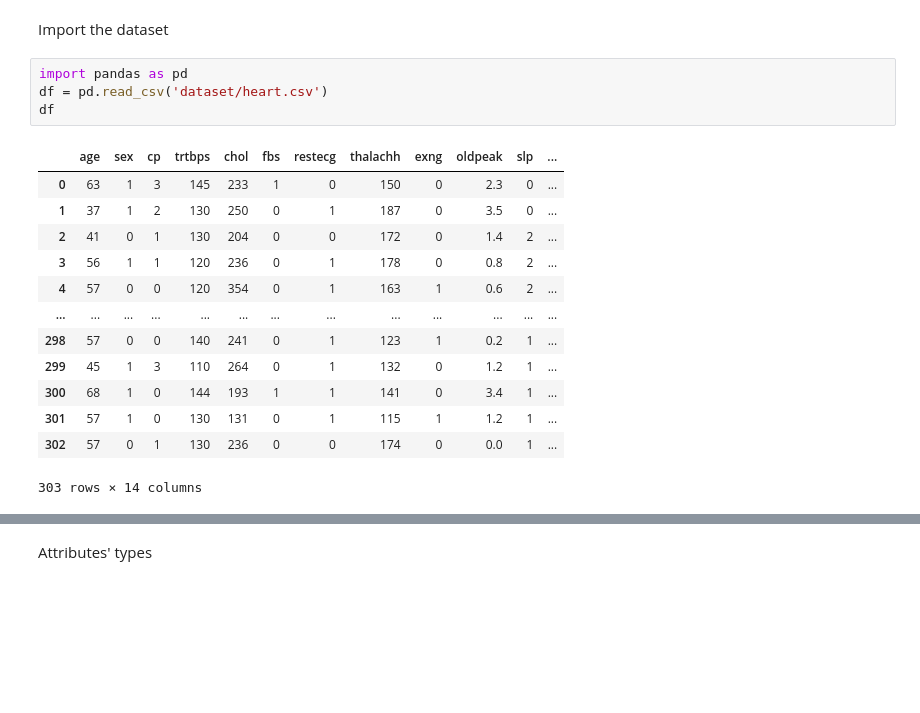
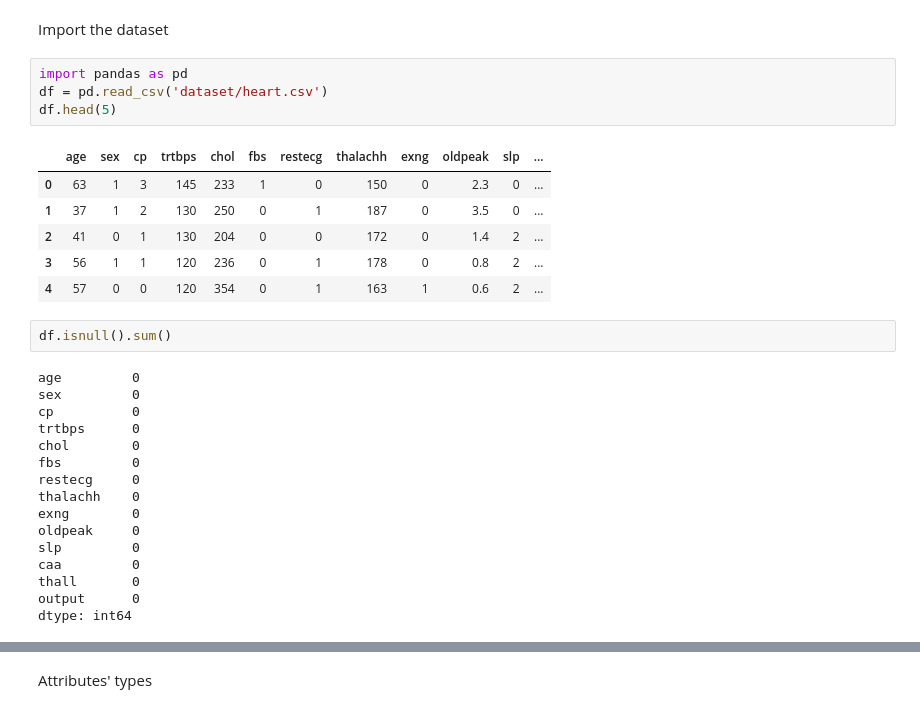
Before and after one commit to marbrex/tiw-data-analysis-project, a Jupyter notebook: descript-data.ipynb, the cells around one changed output, grey strips where cells are left out. Cells and saved outputs as stored; diff of their text form; blank space fills up the shorter version.

```diff
--- a/descript-data.ipynb
+++ b/descript-data.ipynb
@@ -3,18 +3,29 @@ Import the dataset
 # %%
 import pandas as pd
 df = pd.read_csv('dataset/heart.csv')
-df
+df.head(5)
 # %% [output]
 |  | age | sex | cp | trtbps | chol | fbs | restecg | thalachh | exng | oldpeak | slp | ... |
 | 0 | 63 | 1 | 3 | 145 | 233 | 1 | 0 | 150 | 0 | 2.3 | 0 | ... |
 | 1 | 37 | 1 | 2 | 130 | 250 | 0 | 1 | 187 | 0 | 3.5 | 0 | ... |
 | 2 | 41 | 0 | 1 | 130 | 204 | 0 | 0 | 172 | 0 | 1.4 | 2 | ... |
 | 3 | 56 | 1 | 1 | 120 | 236 | 0 | 1 | 178 | 0 | 0.8 | 2 | ... |
 | 4 | 57 | 0 | 0 | 120 | 354 | 0 | 1 | 163 | 1 | 0.6 | 2 | ... |
-| ... | ... | ... | ... | ... | ... | ... | ... | ... | ... | ... | ... | ... |
-| 298 | 57 | 0 | 0 | 140 | 241 | 0 | 1 | 123 | 1 | 0.2 | 1 | ... |
-| 299 | 45 | 1 | 3 | 110 | 264 | 0 | 1 | 132 | 0 | 1.2 | 1 | ... |
-| 300 | 68 | 1 | 0 | 144 | 193 | 1 | 1 | 141 | 0 | 3.4 | 1 | ... |
-| 301 | 57 | 1 | 0 | 130 | 131 | 0 | 1 | 115 | 1 | 1.2 | 1 | ... |
-| 302 | 57 | 0 | 1 | 130 | 236 | 0 | 0 | 174 | 0 | 0.0 | 1 | ... |
-303 rows × 14 columns
+# %%
+df.isnull().sum()
+# %% [output]
+age         0
+sex         0
+cp          0
+trtbps      0
+chol        0
+fbs         0
+restecg     0
+thalachh    0
+exng        0
+oldpeak     0
+slp         0
+caa         0
+thall       0
+output      0
+dtype: int64
```
Also changed, not shown: parts of 5 cells of this notebook, 2 other files.
